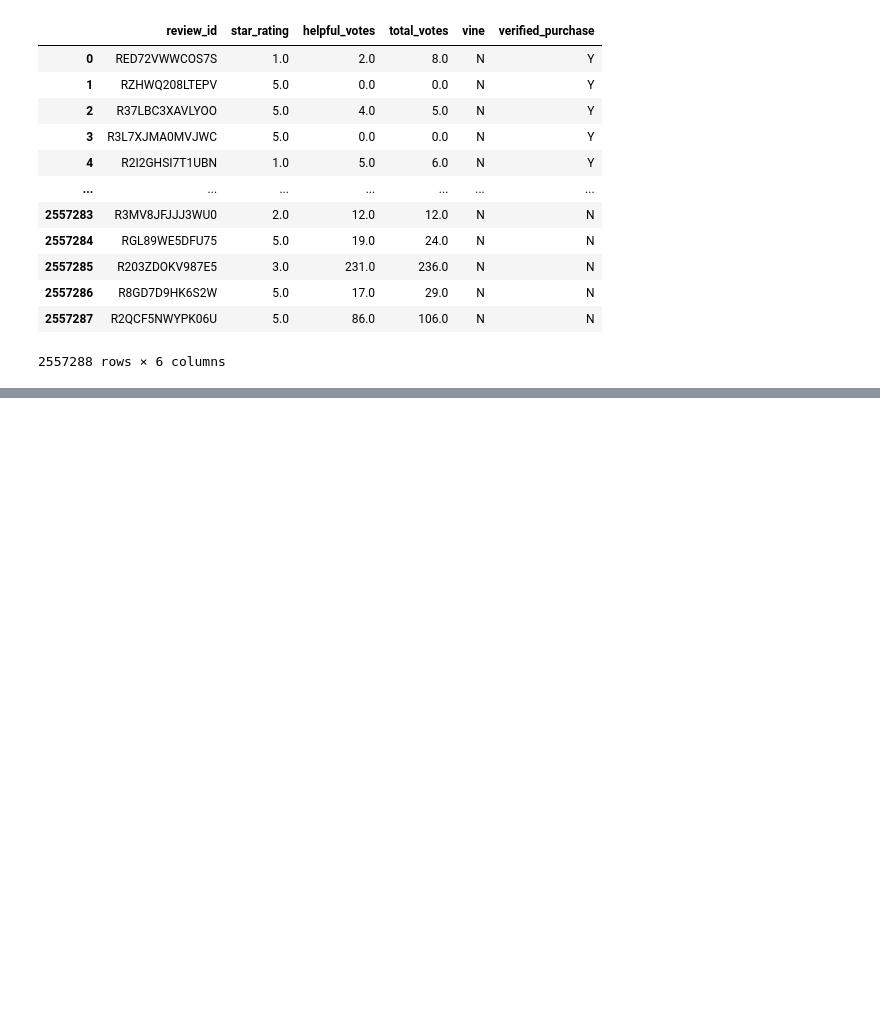
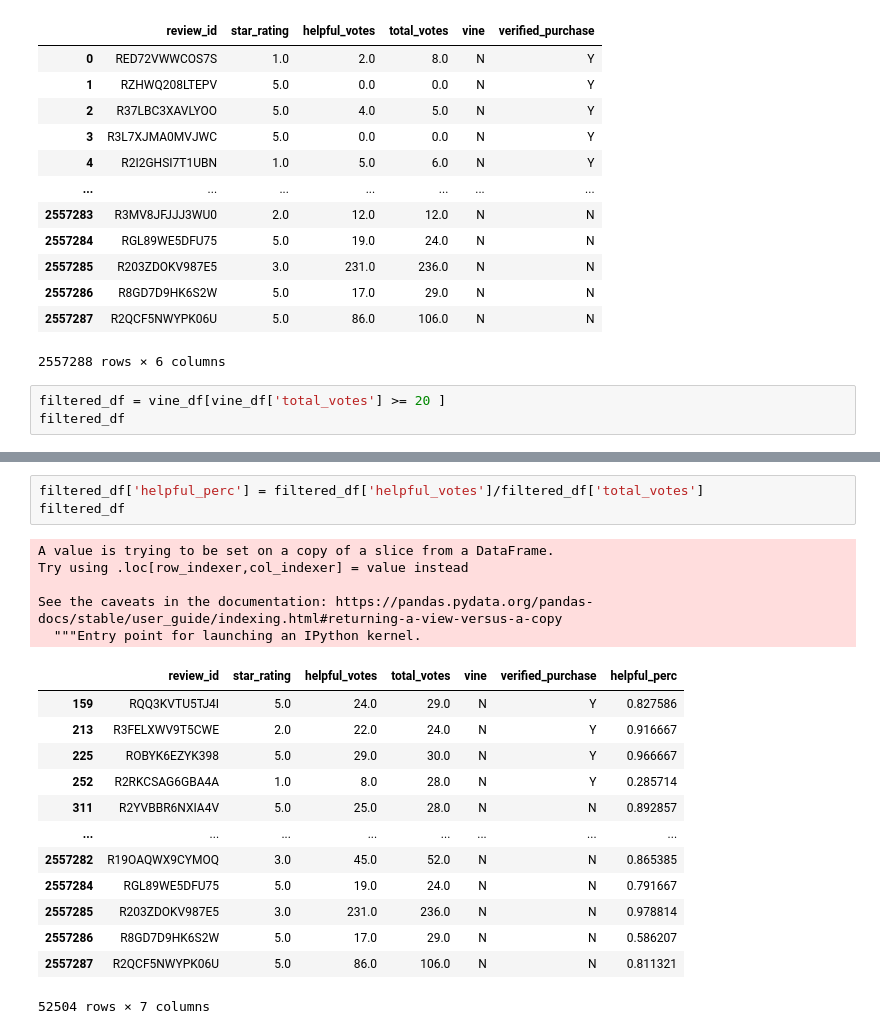
Before and after one commit to rachael-meinders/amazon_vine_analysis, a Jupyter notebook: vine_review_analysis.ipynb, the cells around one changed output, grey strips where cells are left out. Saved outputs shown, nothing was run; the diff lists cells and outputs as text; blank space fills up the shorter version.

```diff
--- a/vine_review_analysis.ipynb
+++ b/vine_review_analysis.ipynb
@@ -17,3 +17,6 @@ vine_df
 | 2557286 | R8GD7D9HK6S2W | 5.0 | 17.0 | 29.0 | N | N |
 | 2557287 | R2QCF5NWYPK06U | 5.0 | 86.0 | 106.0 | N | N |
 2557288 rows × 6 columns
+# %%
+filtered_df = vine_df[vine_df['total_votes'] >= 20 ]
+filtered_df
@@ -19,0 +37,22 @@ vine_df
+# %%
+filtered_df['helpful_perc'] = filtered_df['helpful_votes']/filtered_df['total_votes']
+filtered_df
+# %% [output]
+A value is trying to be set on a copy of a slice from a DataFrame.
+Try using .loc[row_indexer,col_indexer] = value instead
+
+See the caveats in the documentation: https://pandas.pydata.org/pandas-docs/stable/user_guide/indexing.html#returning-a-view-versus-a-copy
+  """Entry point for launching an IPython kernel.
+|  | review_id | star_rating | helpful_votes | total_votes | vine | verified_purchase | helpful_perc |
+| 159 | RQQ3KVTU5TJ4I | 5.0 | 24.0 | 29.0 | N | Y | 0.827586 |
+| 213 | R3FELXWV9T5CWE | 2.0 | 22.0 | 24.0 | N | Y | 0.916667 |
+| 225 | ROBYK6EZYK398 | 5.0 | 29.0 | 30.0 | N | Y | 0.966667 |
+| 252 | R2RKCSAG6GBA4A | 1.0 | 8.0 | 28.0 | N | Y | 0.285714 |
+| 311 | R2YVBBR6NXIA4V | 5.0 | 25.0 | 28.0 | N | N | 0.892857 |
+| ... | ... | ... | ... | ... | ... | ... | ... |
+| 2557282 | R19OAQWX9CYMOQ | 3.0 | 45.0 | 52.0 | N | N | 0.865385 |
+| 2557284 | RGL89WE5DFU75 | 5.0 | 19.0 | 24.0 | N | N | 0.791667 |
+| 2557285 | R203ZDOKV987E5 | 3.0 | 231.0 | 236.0 | N | N | 0.978814 |
+| 2557286 | R8GD7D9HK6S2W | 5.0 | 17.0 | 29.0 | N | N | 0.586207 |
+| 2557287 | R2QCF5NWYPK06U | 5.0 | 86.0 | 106.0 | N | N | 0.811321 |
+52504 rows × 7 columns
```
Also changed, not shown: parts of 6 cells of this notebook.
